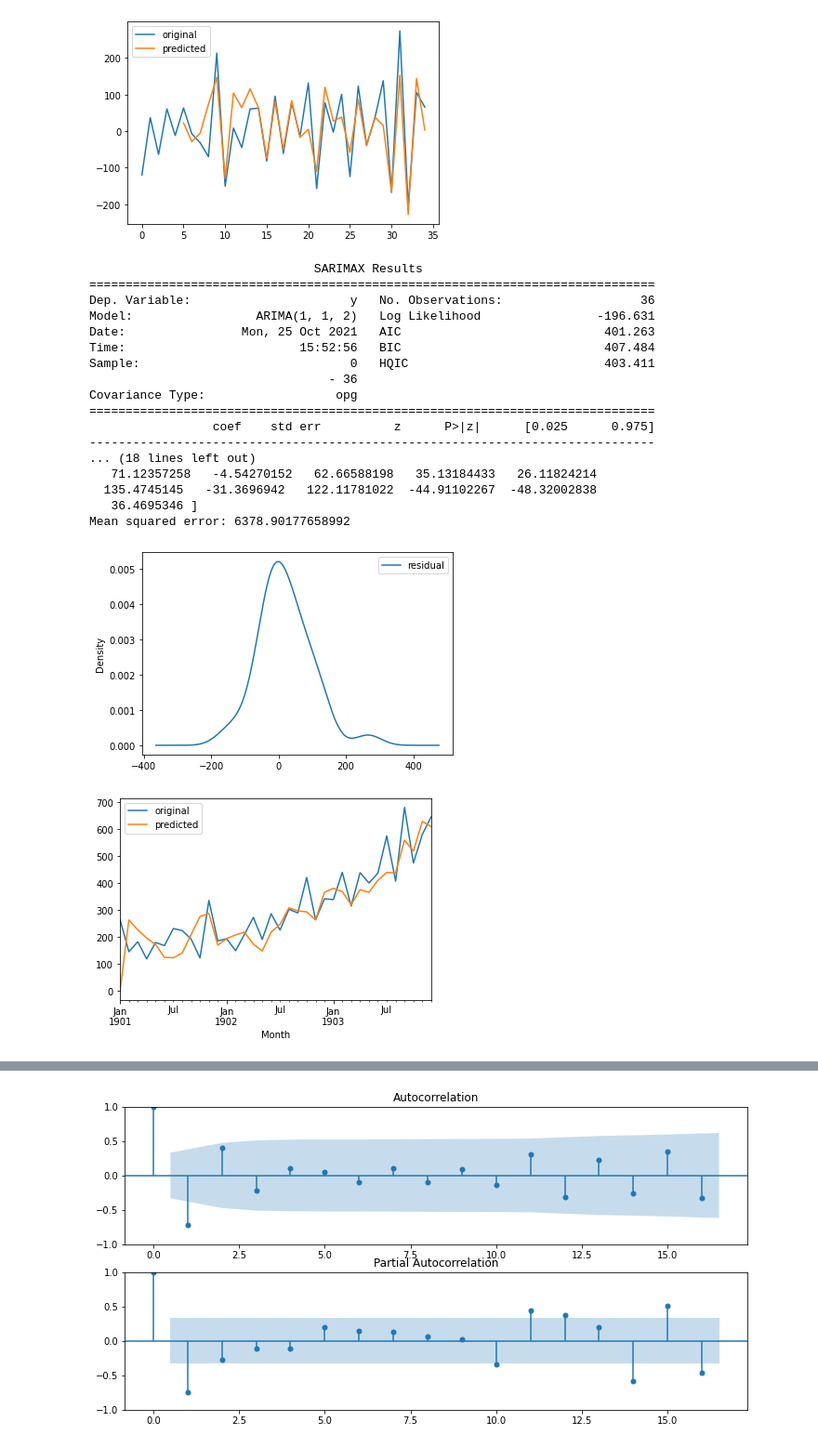
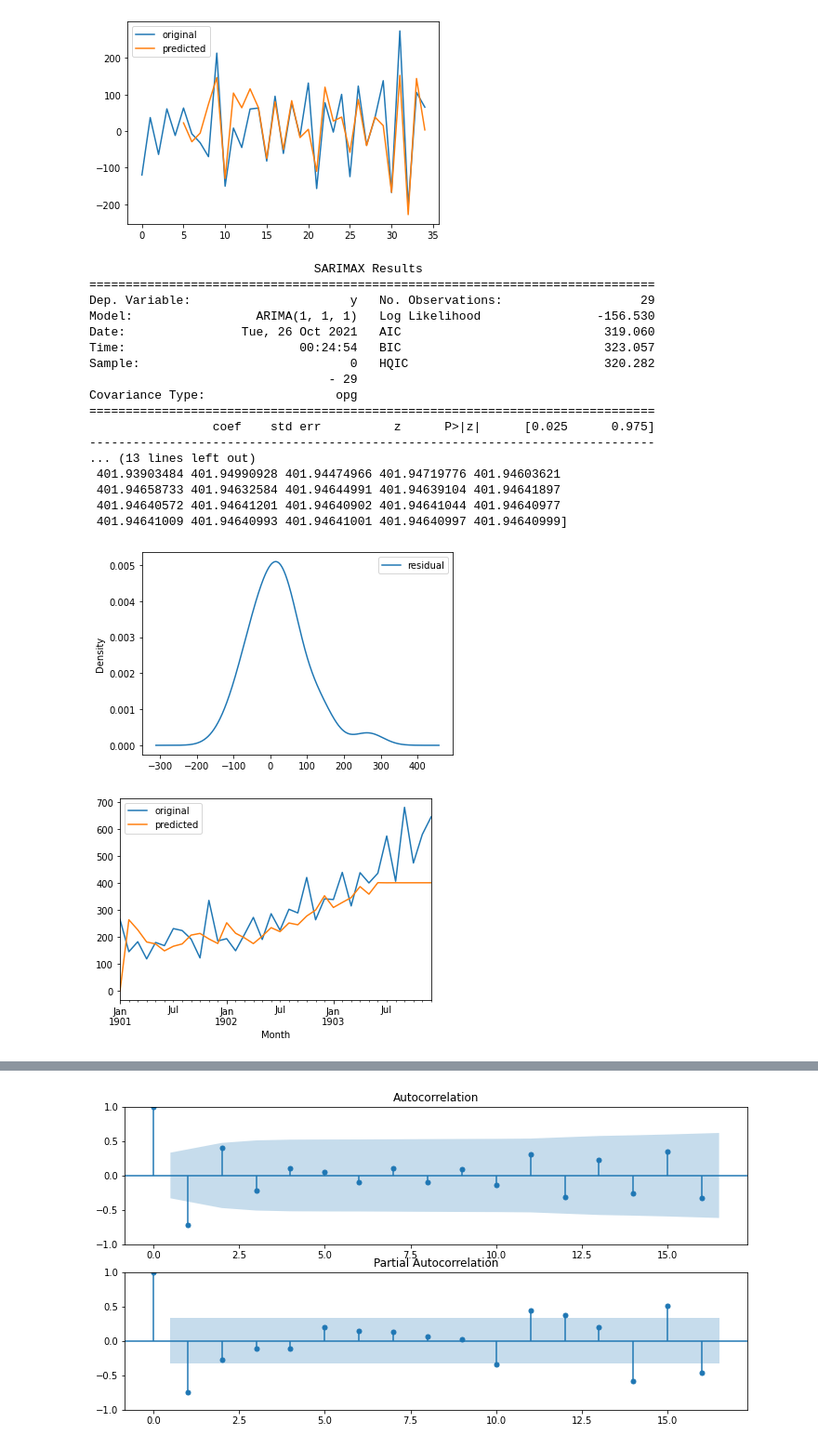
Before and after one commit to matt-juan23/time-series-forecasting, a Jupyter notebook: ARIMA.ipynb, the cells around one changed output, grey strips where cells are left out. Shown at 93% size. Cells and saved outputs as stored; diff of their text form; code cells hidden in the pictures.

```diff
--- a/ARIMA.ipynb
+++ b/ARIMA.ipynb
@@ -286,38 +367,39 @@ ar1[["original", "predicted"]].plot()
 <AxesSubplot:>
 [figure]
 # %%
-model = ARIMA(data.values, order=(1,1,2))
+model = ARIMA(data.iloc[:29].values, order=(1,1,1))
 # model = ARIMA(first.values, order=(1,1,2))
 fitted = model.fit()
 print(fitted.summary())
-print(fitted.resid)
+# print(fitted.resid)
 pd.DataFrame(fitted.resid, columns=["residual"]).plot(kind="kde")
 predicted = fitted.predict(start=0, end=len(first))
 # predicted = fitted.predict(start=0, end=len(first)-1)
 df = pd.DataFrame()
 df["original"] = data.Sales
 # df["original"] = first
 df["predicted"] = predicted
 df[["original", "predicted"]].plot()
-print("Mean squared error:", mean_squared_error(df["original"], df["predicted"]))
+# print("Mean squared error:", mean_squared_error(df["original"], df["predicted"]))
+print(fitted.forecast(25))
 # %% [output]
                                SARIMAX Results
 ==============================================================================
-Dep. Variable:                      y   No. Observations:                   36
-Model:                 ARIMA(1, 1, 2)   Log Likelihood                -196.631
-Date:                Mon, 25 Oct 2021   AIC                            401.263
-Time:                        15:52:56   BIC                            407.484
-Sample:                             0   HQIC                           403.411
-                                 - 36
+Dep. Variable:                      y   No. Observations:                   29
+Model:                 ARIMA(1, 1, 1)   Log Likelihood                -156.530
+Date:                Tue, 26 Oct 2021   AIC                            319.060
+Time:                        00:24:54   BIC                            323.057
+Sample:                             0   HQIC                           320.282
+                                 - 29
 Covariance Type:                  opg
 ==============================================================================
                  coef    std err          z      P>|z|      [0.025      0.975]
 ------------------------------------------------------------------------------
-... (18 lines left out)
-   71.12357258   -4.54270152   62.66588198   35.13184433   26.11824214
-  135.4745145   -31.3696942   122.11781022  -44.91102267  -48.32002838
-   36.4695346 ]
-Mean squared error: 6378.90177658992
+... (13 lines left out)
+ 401.93903484 401.94990928 401.94474966 401.94719776 401.94603621
+ 401.94658733 401.94632584 401.94644991 401.94639104 401.94641897
+ 401.94640572 401.94641201 401.94640902 401.94641044 401.94640977
+ 401.94641009 401.94640993 401.94641001 401.94640997 401.94640999]
-[figure, old version]
+[figure, new version]
-[figure, old version]
+[figure, new version]
 # %%
```
Also changed, not shown: parts of 7 cells of this notebook, 2 other files.
